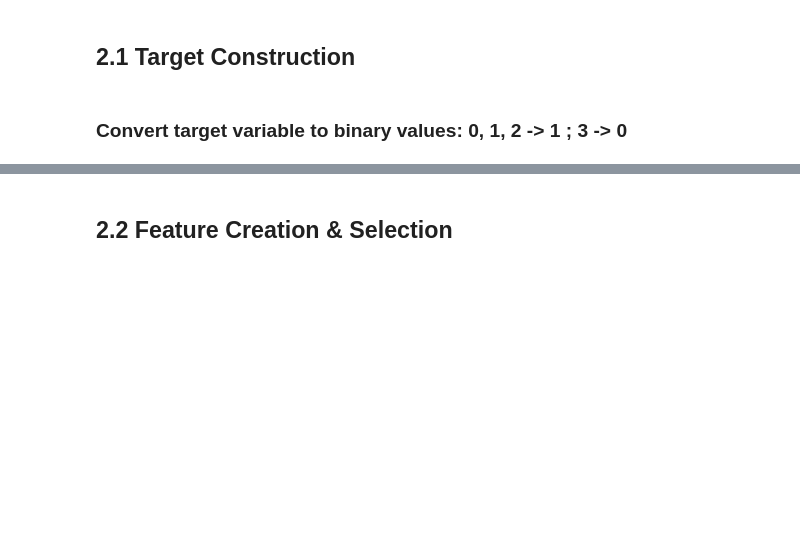
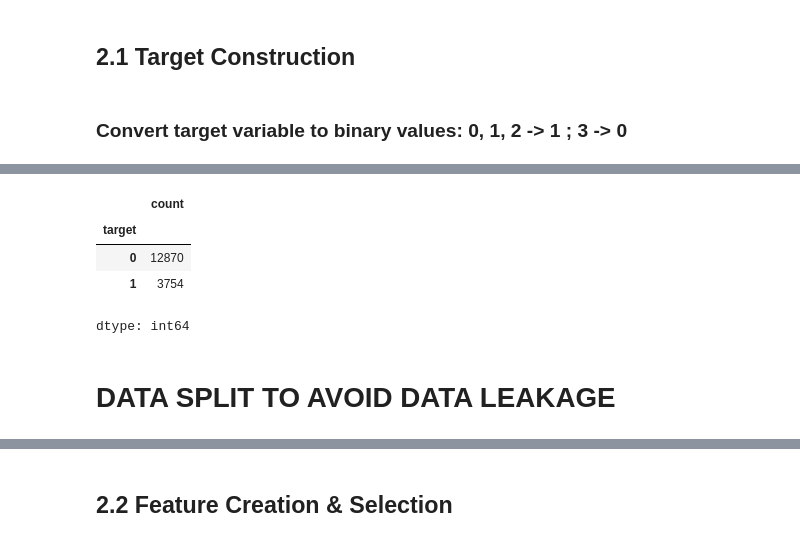
Before and after one commit to trieuhaivo/cap5771-project, a Jupyter notebook: t06_code.ipynb, the cells around one changed output, grey strips where cells are left out. Saved outputs shown, nothing was run; the diff lists cells and outputs as text; code cells hidden in the pictures; blank space fills up the shorter version.

```diff
--- a/t06_code.ipynb
+++ b/t06_code.ipynb
@@ -258,3 +359,5 @@ df.head()
 | 2 | wm_909761483 | Zatarain's Cheddar Jalapeno Cornb... | Walmart | baking | Zatarain's | 3 | 1.97 | 0.001516 | ... |
 | 3 | wf_icelandic-provisions-coconut-w... | Coconut With Almonds Skyr Yogurt,... | WholeFoods | dairy-yogurt-drink | Icelandic Provisions | 3 | 1.99 | 0.011056 | ... |
 | 4 | tg_47981869 | Alaska Grains Kodiak Wheat Bread ... | Target | bread | Alaska Grains Baking Company | 3 | 2.99 | 0.001875 | ... |
+# %%
+df = df.drop(columns=['f_f_pro_class'])
@@ -260,0 +373,10 @@ df.head()
+# %%
+df['target'].value_counts()
+# %% [output]
+|  | count |
+| target |  |
+| 0 | 12870 |
+| 1 | 3754 |
+dtype: int64
+# %% [markdown]
+# DATA SPLIT TO AVOID DATA LEAKAGE
```
Also changed, not shown: parts of 23 cells of this notebook.
